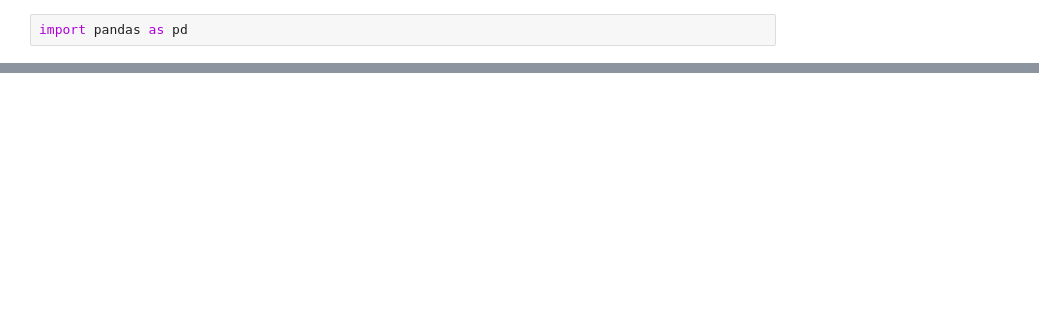
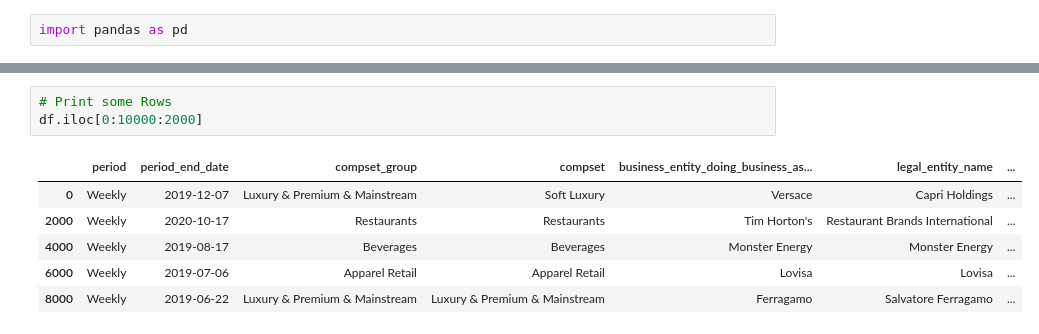
Before and after one commit to lerchal1/21_Datathon_2024, a Jupyter notebook: UBS_Challenge.ipynb, the cells around one changed output, grey strips where cells are left out. Cells and saved outputs as stored; diff of their text form; blank space fills up the shorter version.

```diff
--- a/UBS_Challenge.ipynb
+++ b/UBS_Challenge.ipynb
@@ -20,0 +68,10 @@ pd.read_csv("data/skylab_instagram_datathon_dataset.csv", sep=";")
+# %%
+# Print some Rows
+df.iloc[0:10000:2000]
+# %% [output]
+|  | period | period_end_date | compset_group | compset | business_entity_doing_business_as... | legal_entity_name | ... |
+| 0 | Weekly | 2019-12-07 | Luxury & Premium & Mainstream | Soft Luxury | Versace | Capri Holdings | ... |
+| 2000 | Weekly | 2020-10-17 | Restaurants | Restaurants | Tim Horton's | Restaurant Brands International | ... |
+| 4000 | Weekly | 2019-08-17 | Beverages | Beverages | Monster Energy | Monster Energy | ... |
+| 6000 | Weekly | 2019-07-06 | Apparel Retail | Apparel Retail | Lovisa | Lovisa | ... |
+| 8000 | Weekly | 2019-06-22 | Luxury & Premium & Mainstream | Luxury & Premium & Mainstream | Ferragamo | Salvatore Ferragamo | ... |
```
Also changed, not shown: parts of 22 cells of this notebook, 2 other files.
